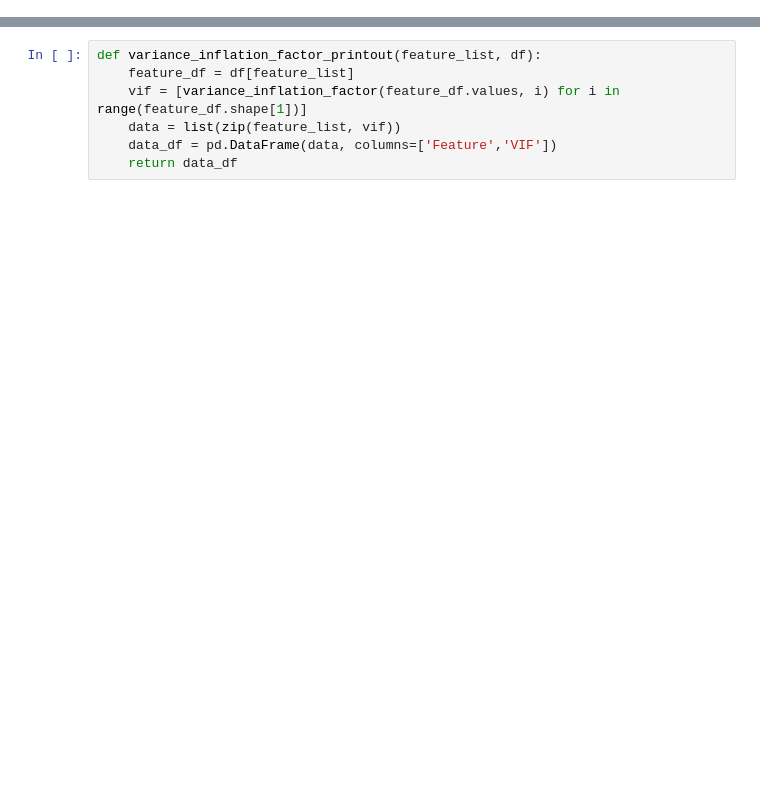
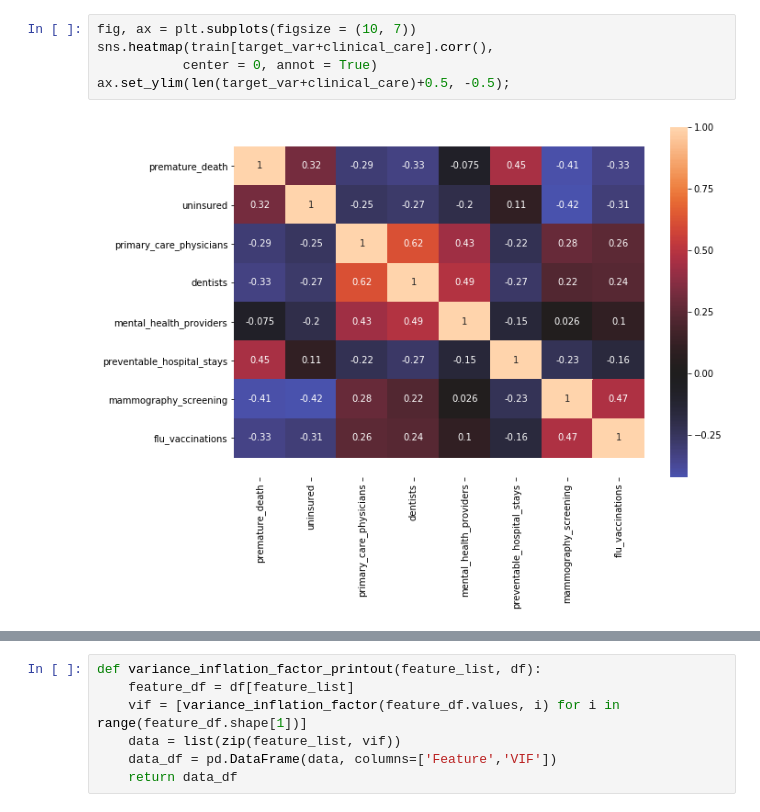
Before and after one commit to NathanVenos/Predicting-Premature-Death-with-County-level-Health-Factors, a Jupyter notebook: 2_Feature_Selection.ipynb, the cells around one changed output, grey strips where cells are left out. Cells and saved outputs as stored; diff of their text form; blank space fills up the shorter version.

```diff
--- a/2_Feature_Selection.ipynb
+++ b/2_Feature_Selection.ipynb
@@ -233,0 +147,7 @@ Name: premature_death, dtype: float64
+# %%
+fig, ax = plt.subplots(figsize = (10, 7))
+sns.heatmap(train[target_var+clinical_care].corr(),
+           center = 0, annot = True)
+ax.set_ylim(len(target_var+clinical_care)+0.5, -0.5);
+# %% [output]
+[figure, added]
```
Also changed, not shown: parts of 99 cells of this notebook.
